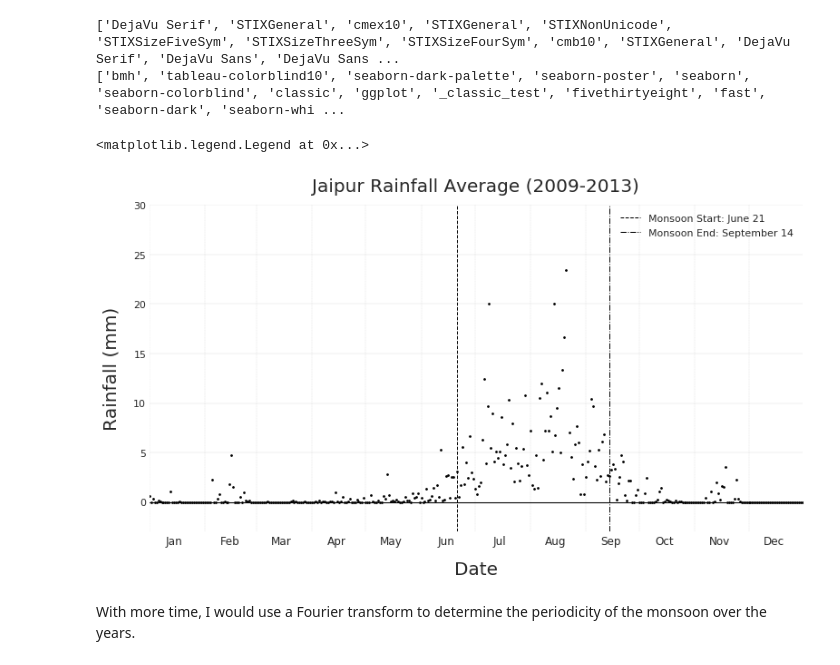
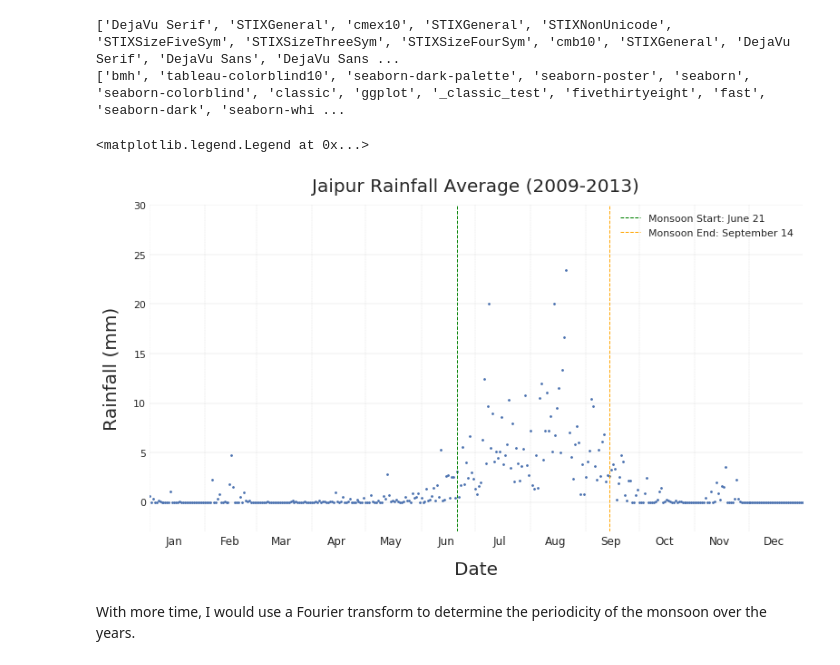
Before and after one commit to bkitano/chicago, a Jupyter notebook: DataExploration.ipynb, the cells around one changed output. Saved outputs shown, nothing was run; the diff lists cells and outputs as text; code cells hidden in the pictures.

Commit message:
made graph colored

```diff
--- a/DataExploration.ipynb
+++ b/DataExploration.ipynb
@@ -88,46 +88,41 @@ ax.scatter(
     jaipur_annual_df.index,
     jaipur_annual_df.loc['2012', "weightedAverageRainfall"],
     marker='o',
-    c='black',
+#     c='blue',
     s=3
 
 )
 
 ax.set_xlim([datetime.date(2012, 1, 1), datetime.date(2012, 12, 31)])
 ax.set_ylim([-3, 30])
 
 ax.set_xlabel('Date', fontsize=20, labelpad=15);
 ax.set_ylabel('Rainfall (mm)', fontsize=20, labelpad=15);
 
 # format the ticks
 ax.xaxis.set_major_locator(dates.MonthLocator())
 ax.xaxis.set_minor_locator(dates.MonthLocator(bymonthday=15))
 ax.xaxis.set_major_formatter(ticker.NullFormatter())
 ax.xaxis.set_minor_formatter(dates.DateFormatter('%b'))
 ax.tick_params(axis='both', which='minor', labelsize=12)
 
 ax.xaxis.grid(linestyle='dashed', linewidth=.3)
 ax.yaxis.grid(linestyle='-', linewidth=.3)
 
 ax.spines['right'].set_visible(False)
 ax.spines['top'].set_visible(False)
 ax.spines['bottom'].set_visible(False)
 ax.spines['left'].set_visible(False)
 
 start_date = start.strftime('%b %d')
 end_date = end.strftime('%b %d')
 
-plt.axhline(y=0, c='black', lw=1)
-
-startLine = plt.axvline(x=start, c='black', lw=1, ls='--')
-# plt.text(start+timedelta(days=3), 15, s=f'monsoon start: {start_date}', c='black', rotation=90)
-
-endLine = plt.axvline(x=end, c='black', lw=1, ls='dashdot')
-# plt.text(end+timedelta(days=3), 15, s=f'monsoon end: {end_date}', c='black', rotation=90)
+startLine = plt.axvline(x=start, c='green', lw=1, ls='--')
+endLine = plt.axvline(x=end, c='orange', lw=1, ls='--')
 
 plt.legend([startLine, endLine], ['Monsoon Start: June 21', 'Monsoon End: September 14'])
 # %% [output]
 <matplotlib.legend.Legend at 0x...>
-[figure, old version]
+[figure, new version]
 # %% [markdown]
 With more time, I would use a Fourier transform to determine the periodicity of the monsoon over the years.
```
